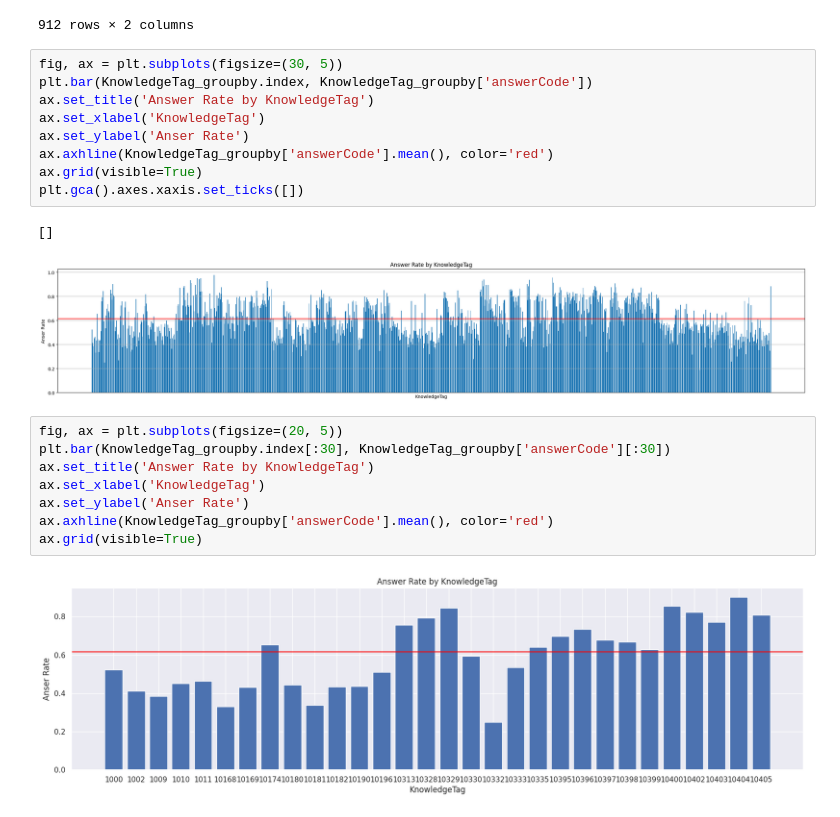
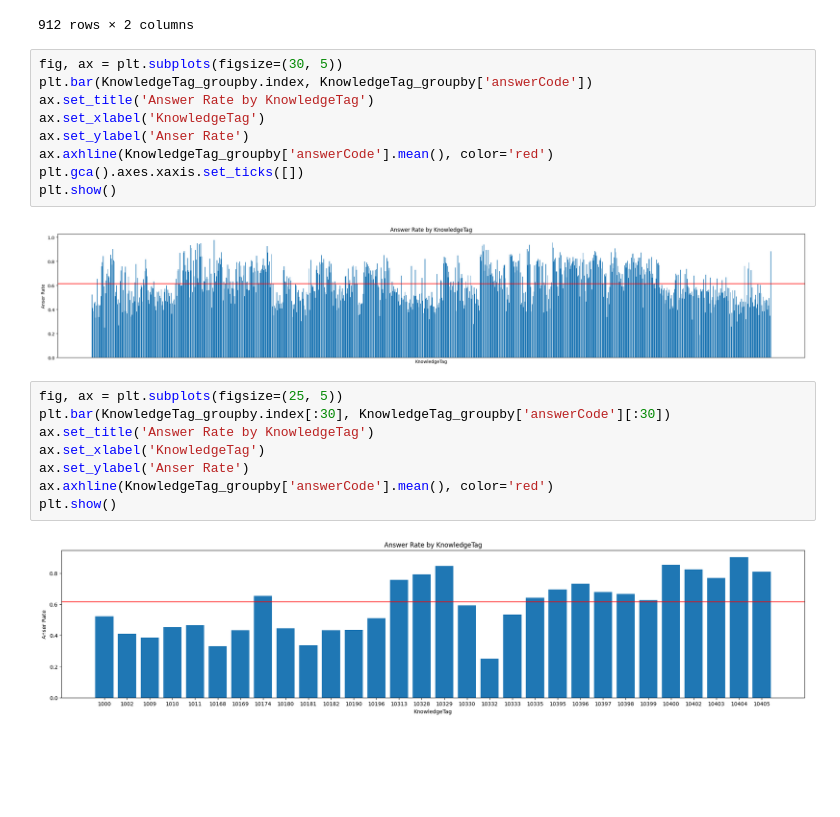
Before and after one commit to boostcampaitech6/level2-dkt-recsys-03, a Jupyter notebook: EDA/EDA_JaeGwon.ipynb, the cells around one changed output. Cells and saved outputs as stored; diff of their text form; blank space fills up the shorter version.

```diff
--- a/EDA/EDA_JaeGwon.ipynb
+++ b/EDA/EDA_JaeGwon.ipynb
@@ -525,18 +564,17 @@ ax.set_title('Answer Rate by KnowledgeTag')
 ax.set_xlabel('KnowledgeTag')
 ax.set_ylabel('Anser Rate')
 ax.axhline(KnowledgeTag_groupby['answerCode'].mean(), color='red')
-ax.grid(visible=True)
 plt.gca().axes.xaxis.set_ticks([])
+plt.show()
 # %% [output]
-[]
 [figure]
 # %%
-fig, ax = plt.subplots(figsize=(20, 5))
+fig, ax = plt.subplots(figsize=(25, 5))
 plt.bar(KnowledgeTag_groupby.index[:30], KnowledgeTag_groupby['answerCode'][:30])
 ax.set_title('Answer Rate by KnowledgeTag')
 ax.set_xlabel('KnowledgeTag')
 ax.set_ylabel('Anser Rate')
 ax.axhline(KnowledgeTag_groupby['answerCode'].mean(), color='red')
-ax.grid(visible=True)
+plt.show()
 # %% [output]
-[figure, old version]
+[figure, new version]
```
Also changed, not shown: parts of 35 cells of this notebook.
